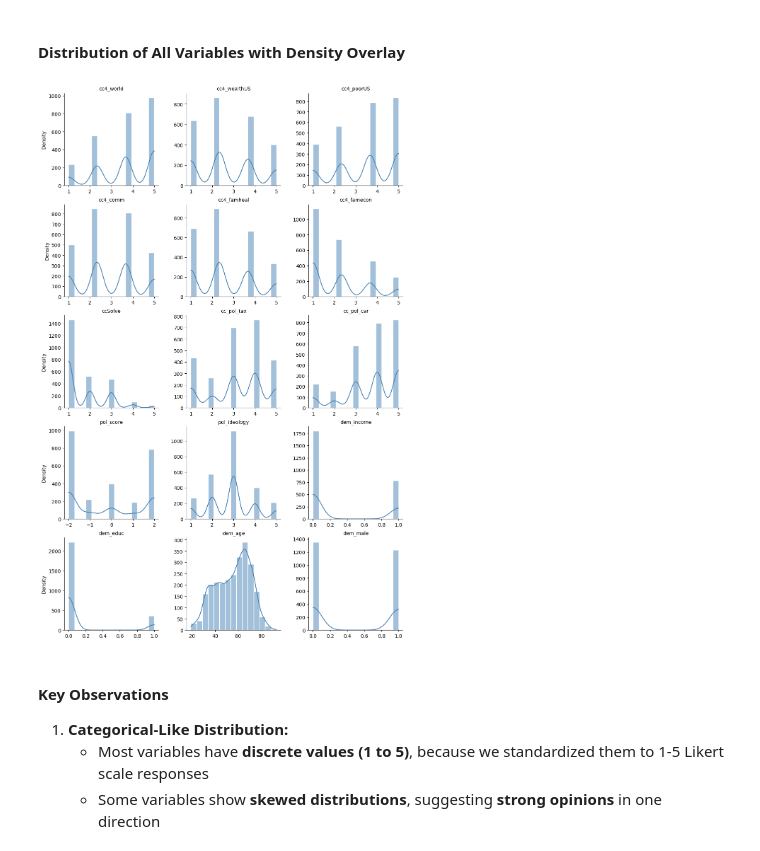
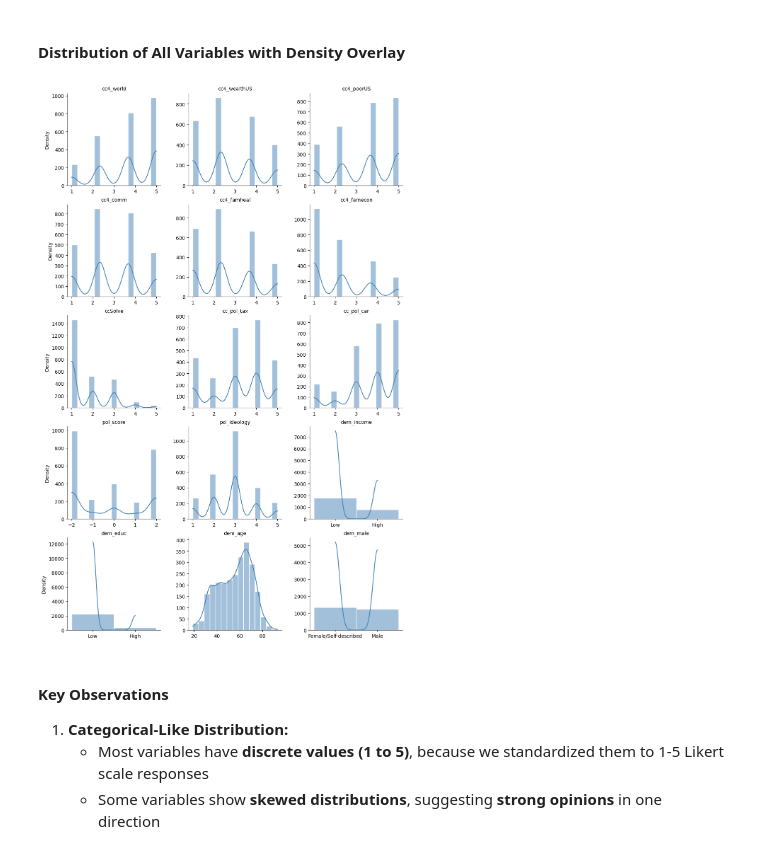
Before and after one commit to paraskevasleivadaros/climate-opinions-and-elections, a Jupyter notebook: notebooks/1-eda.ipynb, the cells around one changed output. Drawn from its saved outputs; the diff is of its cells as text; code cells hidden in the pictures.

```diff
--- a/notebooks/1-eda.ipynb
+++ b/notebooks/1-eda.ipynb
@@ -427,38 +464,61 @@ The cleaned version of the dataset includes only respondents who answered at lea
 # %%
 import matplotlib.pyplot as plt
 import seaborn as sns
 import pandas as pd
 
-# Load your dataset
+# Load the filtered dataset
 df = pd.read_csv('../data/5-cleaned_data_3waves.csv', low_memory=False)
 
-# Select only the relevant numeric variables
+# Relabel dem_male
+df['dem_gender'] = df['dem_male'].map({1: 'Male', 0: 'Female/Self-described', 77: 'Female/Self-described'})
+
+# Relabel dem_income
+df['dem_income_label'] = df['dem_income'].map({0: 'Low', 1: 'High'})
+
+# Relabel dem_educ
+df['dem_educ_label'] = df['dem_educ'].map({0: 'Low', 1: 'High'})
+
+# Replace original column names with labeled ones for plotting
 columns_of_interest = [
-    "cc4_world", "cc4_wealthUS", "cc4_poorUS", "cc4_comm", "cc4_famheal", "cc4_famecon", "ccSolve", "cc_pol_tax", "cc_pol_car", "pol_score", "pol_ideology", "dem_income", "dem_educ", "dem_age", "dem_male"
+    "cc4_world", "cc4_wealthUS", "cc4_poorUS", "cc4_comm", "cc4_famheal", "cc4_famecon",
+    "ccSolve", "cc_pol_tax", "cc_pol_car", "pol_score", "pol_ideology",
+    "dem_income_label", "dem_educ_label", "dem_age", "dem_gender"
 ]
 
-# Select only numerical columns
-df_num = df[columns_of_interest]
+# Rename for consistent plotting
+df_plot = df[columns_of_interest].rename(columns={
+    'dem_income_label': 'dem_income',
+    'dem_educ_label': 'dem_educ',
+    'dem_gender': 'dem_male'
+})
 
-# Reshape data to long format for plotting
-df_long = df_num.melt(var_name="variable", value_name="value")
+# Reshape to long format
+df_long = df_plot.melt(var_name="variable", value_name="value")
 
-# Set up the FacetGrid for histogram with density overlay
+# Plot setup
 g = sns.FacetGrid(df_long, col="variable", col_wrap=3, sharex=False, sharey=False, height=3.5)
-g.map_dataframe(sns.histplot, x="value", bins=15, kde=True, color="steelblue", edgecolor="white")
 
-# Adjust titles and layout
+# Conditional plotting logic
+def custom_plot(data, x, **kwargs):
+    if x in ['dem_male', 'dem_income', 'dem_educ']:
+        sns.countplot(x=x, data=data, color="steelblue", edgecolor="white",
+                      order=['Low', 'High'] if x != 'dem_male' else ['Female/Self-described', 'Male'])
+    else:
+        sns.histplot(x=x, data=data, bins=15, kde=True, color="steelblue", edgecolor="white")
+
+g.map_dataframe(custom_plot, x="value")
+
 g.set_titles(col_template="{col_name}")
-g.set_axis_labels("Value", "Density")
+g.set_axis_labels("", "Density")
 plt.subplots_adjust(top=0.9)
-# g.fig.suptitle("Distribution of All Variables with Density Overlay")
 
-g.set_axis_labels("", "Density")  # Remove "Value" from x-axis
+# Save the figure
+g.savefig("../results/distribution_filtered.png", dpi=600, bbox_inches="tight")
 
 # Show the plot
 plt.show()
 # %% [output]
-[figure, old version]
+[figure, new version]
 # %% [markdown]
 #### Key Observations
 1. **Categorical-Like Distribution:**
```
Also changed, not shown: parts of 3 cells of this notebook, 19 other files.
